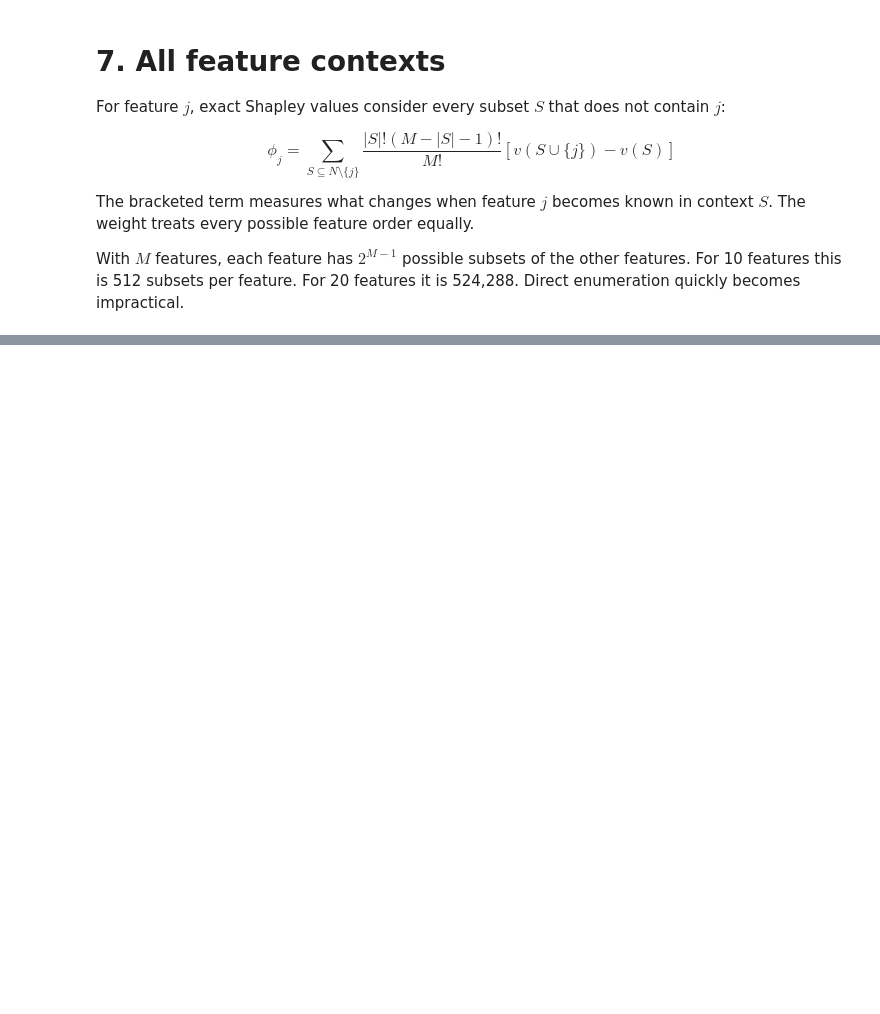
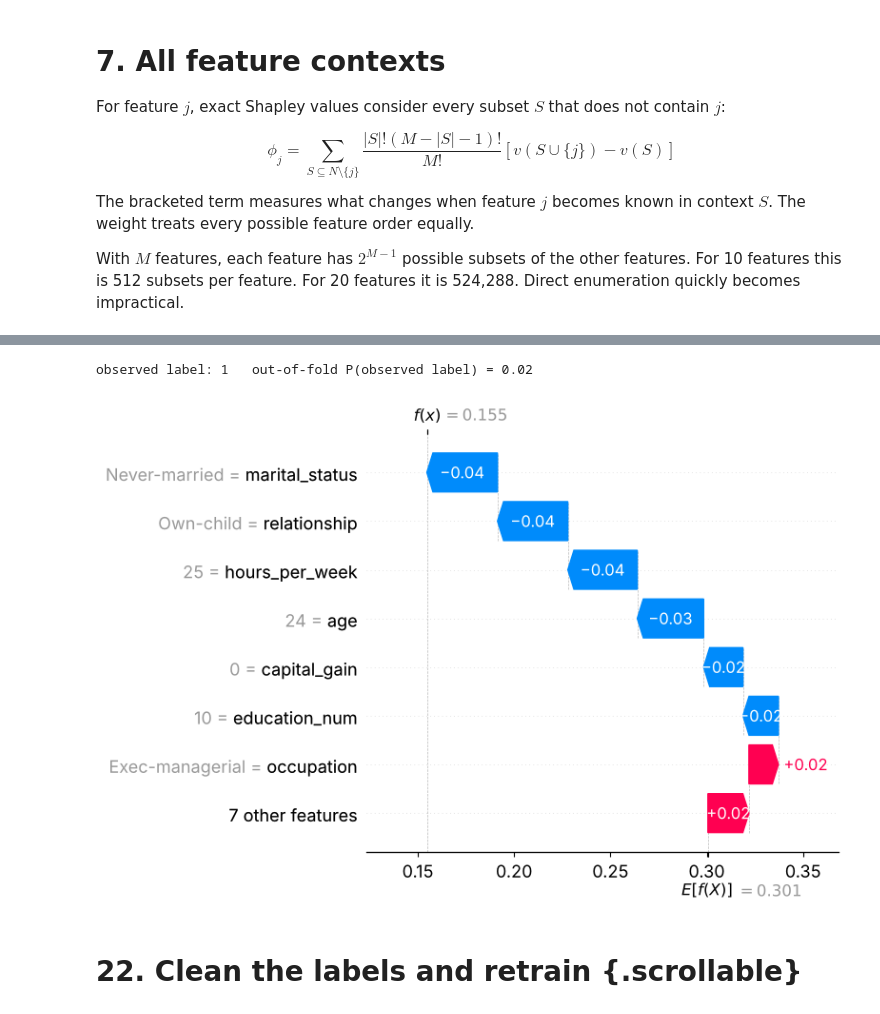
Before and after one commit to w4bo/AA2627-unibo-dcai, a Jupyter notebook: slides/lab-06-explainability.ipynb, the cells around one changed output, grey strips where cells are left out. Saved outputs shown, nothing was run; the diff lists cells and outputs as text; code cells hidden in the pictures; blank space fills up the shorter version.

```diff
--- a/slides/lab-06-explainability.ipynb
+++ b/slides/lab-06-explainability.ipynb
@@ -288,0 +642,11 @@ local_shap
+# %%
+clean_cols = [c for c in feature_cols if c not in ("income_band_code", "form_version")]
+X_tr_c, X_va_c, X_de_c = X_tr[clean_cols], X_va[clean_cols], X_de[clean_cols]
+
+clean_model = fit_forest(X_tr_c, y_tr)
+pd.DataFrame({
+    ("dirty", "validation"): scores(dirty_model, X_va, y_va),
+    ("dirty", "deployment"): scores(dirty_model, X_de, y_de),
+    ("clean", "validation"): scores(clean_model, X_va_c, y_va),
+    ("clean", "deployment"): scores(clean_model, X_de_c, y_de),
+}).round(3)
@@ -288,0 +671,18 @@ local_shap
+# %%
+cv = StratifiedKFold(n_splits=5, shuffle=True, random_state=RANDOM_STATE)
+oof_proba = cross_val_predict(
+    RandomForestClassifier(n_estimators=200, min_samples_leaf=5, n_jobs=-1, random_state=RANDOM_STATE),
+    X_tr_c, y_tr, cv=cv, method="predict_proba",
+)
+self_confidence = oof_proba[np.arange(len(y_tr)), y_tr.to_numpy()]
+
+n_flag = int(0.10 * len(y_tr))
+flag_idx = np.argsort(self_confidence)[:n_flag]
+flagged = np.zeros(len(y_tr), dtype=bool)
+flagged[flag_idx] = True
+
+# The planted flips are known only because we injected them.
+precision = (flagged & flipped).sum() / flagged.sum()
+recall = (flagged & flipped).sum() / flipped.sum()
+print(f"flagged {flagged.sum()} of {len(y_tr)} training rows")
+print(f"precision vs planted flips: {precision:.2f}   recall: {recall:.2f}   (random flagging: {flipped.mean():.2f})")
@@ -288,0 +696,19 @@ local_shap
+# %%
+clean_explainer = shap.TreeExplainer(clean_model)
+example = flag_idx[0]
+example_phi = np.asarray(clean_explainer.shap_values(X_tr_c.iloc[[example]]))
+example_phi = (example_phi[..., 1] if example_phi.ndim == 3 else example_phi).ravel()
+base = np.asarray(clean_explainer.expected_value)
+base = float(base[1] if base.size > 1 else base.item())
+
+print(f"observed label: {y_tr.iloc[example]}   out-of-fold P(observed label) = {self_confidence[example]:.2f}")
+shap.plots.waterfall(shap.Explanation(values=example_phi, base_values=base,
+                                      data=train_df.loc[example, clean_cols].to_numpy(),
+                                      feature_names=clean_cols), max_display=8, show=False)
+plt.tight_layout()
+plt.show()
+# %% [output]
+observed label: 1   out-of-fold P(observed label) = 0.02
+[figure, added]
+# %% [markdown]
+# 22. Clean the labels and retrain {.scrollable}
```
Also changed, not shown: parts of 60 cells of this notebook, 1 other file.
